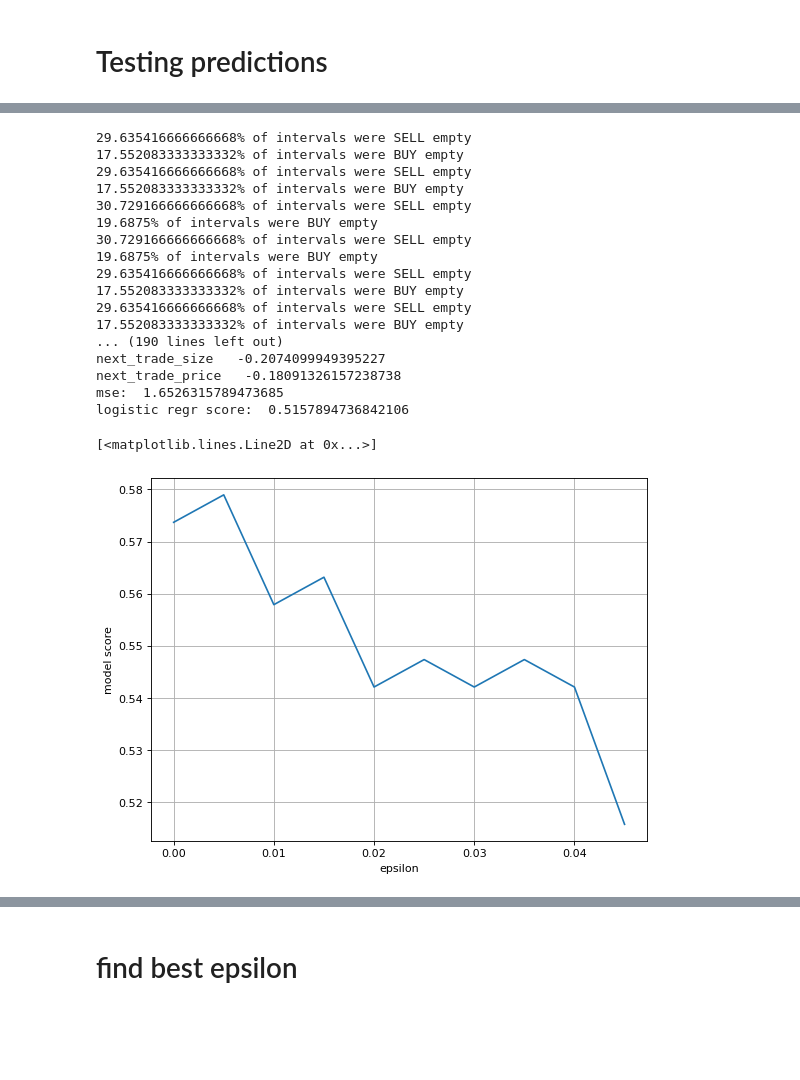
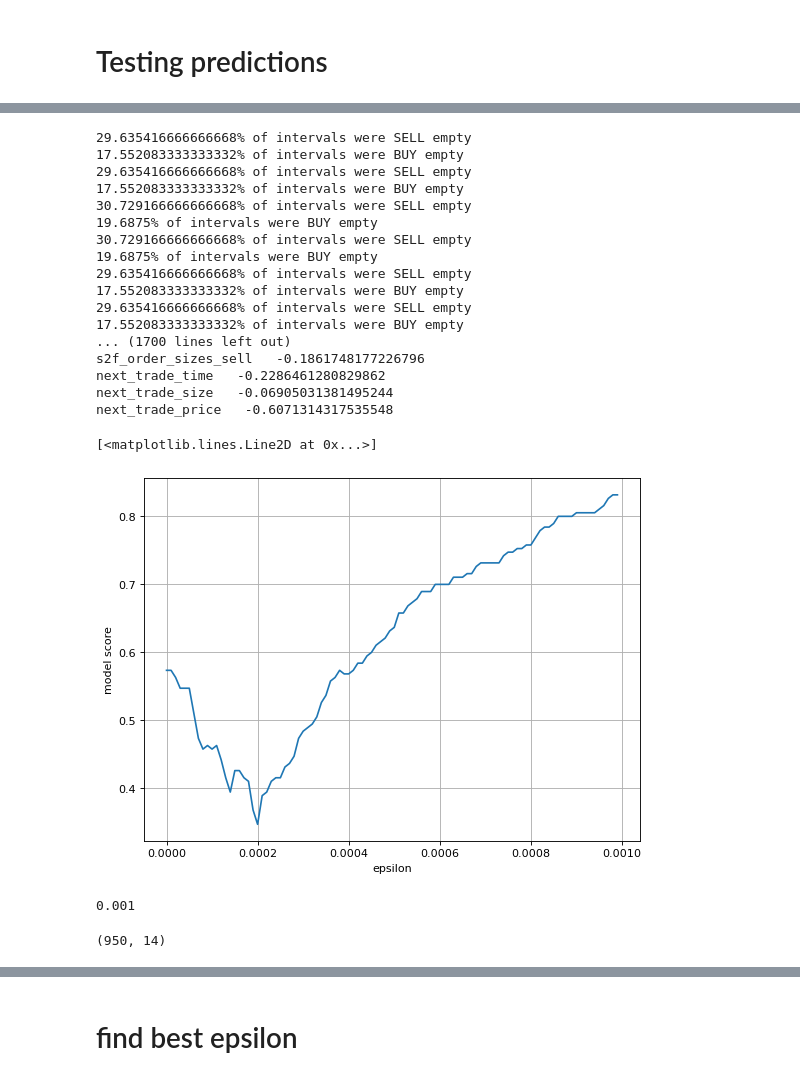
Before and after one commit to kpuchalskixiv/Impact-of-market-microstructure-on-stock-price, a Jupyter notebook: Thesis.ipynb, the cells around one changed output, grey strips where cells are left out. Saved outputs shown, nothing was run; the diff lists cells and outputs as text; code cells hidden in the pictures; blank space fills up the shorter version.

```diff
--- a/Thesis.ipynb
+++ b/Thesis.ipynb
@@ -1311,5 +1316,5 @@ print(price_change.shape)
 # %%
-def up_still_down(x, epsilon = 0.01):
+def up_still_down(x, epsilon = 0.001):
     if x>epsilon:
         return 1
     elif x<-epsilon:
@@ -1549,13 +1617,13 @@ param_dict_logreg={}
 for n in names:
     param_dict_logreg[n]=[]
 # %%
-def test_logistic_regr_classic(X, y, split_percent, epsilon,
+def test_logistic_regr_classic(X, y, split_percent, epsilon, comp_id,
                                use_scaling=False,
                                check_up_down=True,
                                local_names=names,
                                track_params=False):
     if check_up_down:
-        y=np.vectorize(up_still_down)(y,epsilon)#currently we hold price change in y
+        y=np.vectorize(up_still_down)(y,epsilon*average_comp_price[comp_id])#currently we hold price change in y
     split=int(y.size*split_percent)
     if use_scaling:
         clf=make_pipeline(preprocessing.MaxAbsScaler(), LogisticRegression(max_iter=1000)).fit(X[:split], y[:split])
@@ -1582,0 +1684,29 @@ def test_logistic_regr_classic(X, y, split_percent, epsilon,
+# %%
+comp_id = 3
+interval=5
+time_to_skip=30
+time_back=1
+split_percent = 0.8
+epsilon=0.000001
+names=[
+   # 'mid_price',
+    #'true_price',
+    'order_inbalance',
+    'vwaps_buy',
+    'vwaps_sell',
+    's2f_impact_buy',
+    's2f_impact_sell',
+    'trading_volumes',
+    'price_volatilities',
+    'vwaps_order_sizes_buy',
+    'vwaps_order_sizes_sell',
+    's2f_order_sizes_buy',
+    's2f_order_sizes_sell',
+    'next_trade_time',
+    'next_trade_size',
+    'next_trade_price',
+    #'price change'
+      ]
+print(average_comp_price[comp_id])
+X,y=get_X_y_classic(comp_id, interval, time_to_skip, time_back, names, y_name='true_price', check_change=True)
+test_decision_tree_classic(X, np.copy(y),split_percent, epsilon, comp_id, use_scaling=True, local_names=names)
@@ -1605,12 +1754,12 @@ names=[
     'next_trade_price',
     #'price change'
       ]
-epsilons=np.arange(0.0,0.05, 0.005)
+epsilons=np.arange(0.0,10e-3, 10e-5)
 scores=[]
 X,y=get_X_y_classic(comp_id, interval, time_to_skip, time_back, names)
 for epsilon in epsilons:
     print('\nEpsilon = ',epsilon)
-    scores.append(test_logistic_regr_classic(X, np.copy(y),split_percent, epsilon, False))
+    scores.append(test_logistic_regr_classic(X, np.copy(y),split_percent, epsilon, comp_id, False))
 #BEFORE SCALING
 figure(figsize=(8, 6), dpi=80)
 plt.axes(xlabel='epsilon', ylabel='model score')
@@ -1733,38 +1932,46 @@ names=[
     's2f_order_sizes_buy',
     's2f_order_sizes_sell',
     'next_trade_time',
     'next_trade_size',
     'next_trade_price',
     #'price change'
       ]
 X,y=get_X_y_classic(comp_id, interval, time_to_skip, time_back, names, y_name='true_price', check_change=True)
-epsilons=np.arange(0.0,0.05, 0.005)
+epsilons=np.arange(start=0.0,stop=10e-4, step=10e-6)
 scores=[]
 for epsilon in epsilons:
     print('\nEpsilon = ',epsilon)
-    scores.append(test_logistic_regr_classic(X, np.copy(y),split_percent, epsilon, True))
+    scores.append(test_logistic_regr_classic(X, np.copy(y),split_percent, epsilon, comp_id, True))
 #AFTER SCALING
 figure(figsize=(8, 6), dpi=80)
 plt.axes(xlabel='epsilon', ylabel='model score')
 plt.grid()
 plt.plot(epsilons, scores)
 # %% [output]
 29.635416666666668% of intervals were SELL empty
 17.552083333333332% of intervals were BUY empty
 29.635416666666668% of intervals were SELL empty
 17.552083333333332% of intervals were BUY empty
 30.729166666666668% of intervals were SELL empty
 19.6875% of intervals were BUY empty
 30.729166666666668% of intervals were SELL empty
 19.6875% of intervals were BUY empty
 29.635416666666668% of intervals were SELL empty
 17.552083333333332% of intervals were BUY empty
 29.635416666666668% of intervals were SELL empty
 17.552083333333332% of intervals were BUY empty
-... (190 lines left out)
-next_trade_size   -0.2074099949395227
-next_trade_price   -0.18091326157238738
-mse:  1.6526315789473685
-logistic regr score:  0.5157894736842106
+... (1700 lines left out)
+s2f_order_sizes_sell   -0.1861748177226796
+next_trade_time   -0.2286461280829862
+next_trade_size   -0.06905031381495244
+next_trade_price   -0.6071314317535548
 [<matplotlib.lines.Line2D at 0x...>]
-[figure, old version]
+[figure, new version]
+# %%
+10e-4
+# %% [output]
+0.001
+# %%
+X.shape
+# %% [output]
+(950, 14)
```
Also changed, not shown: parts of 42 cells of this notebook.
